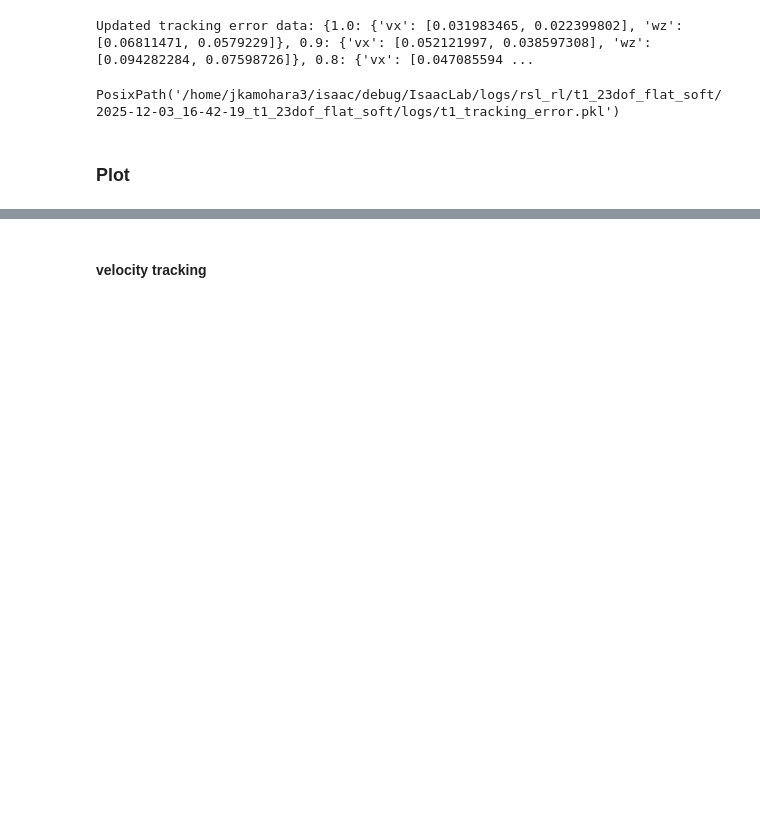
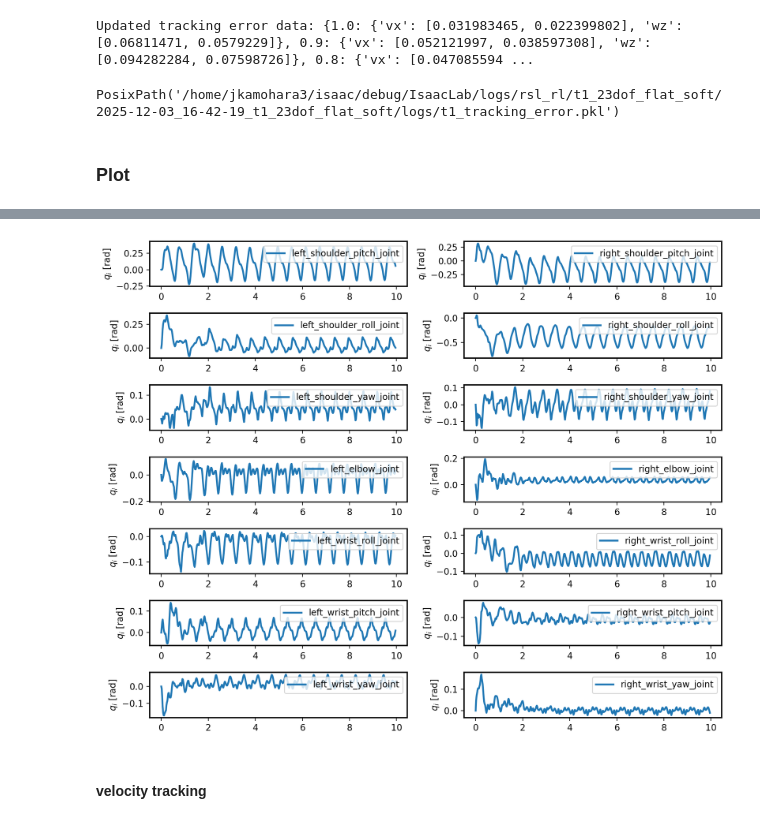
Before and after one commit to jnskkmhr/IsaacLab, a Jupyter notebook: scripts/reinforcement_learning/rsl_rl/plot.ipynb, the cells around one changed output, grey strips where cells are left out. Drawn from its saved outputs; the diff is of its cells as text; code cells hidden in the pictures; blank space fills up the shorter version.

```diff
--- a/scripts/reinforcement_learning/rsl_rl/plot.ipynb
+++ b/scripts/reinforcement_learning/rsl_rl/plot.ipynb
@@ -166,3 +198,48 @@ PosixPath('/home/jkamohara3/isaac/debug/IsaacLab/logs/rsl_rl/t1_23dof_flat_soft/
+# %%
+ENV_ID = np.random.randint(0, soft_contact_data["base_lin_vel"].shape[0])
+t = 1/50 * np.arange(0, 1000)
+t_range = slice(0, 499)
+colors = ["#1B438D", "#3C7FFD", "#BD1A1A"]
+
+
+fig, axs = plt.subplots(7, 2, figsize=(10, 8))
+joint_names = [
+    # left arm
+    "left_shoulder_pitch_joint",
+    "left_shoulder_roll_joint",
+    "left_shoulder_yaw_joint",
+    "left_elbow_joint",
+
+    "left_wrist_roll_joint",
+    "left_wrist_pitch_joint",
+    "left_wrist_yaw_joint",
+
+    # right arm
+    "right_shoulder_pitch_joint",
+    "right_shoulder_roll_joint",
+    "right_shoulder_yaw_joint",
+    "right_elbow_joint",
+
+    "right_wrist_roll_joint",
+    "right_wrist_pitch_joint",
+    "right_wrist_yaw_joint",
+]
+
+# vx
+for i in range(len(joint_names)):
+    if i < 7:
+        ax = axs[i, 0]
+    else:
+        ax = axs[i - 7, 1]
+    ax.plot(t[t_range], soft_contact_data["joint_pos"][ENV_ID, t_range, i+3], label=joint_names[i])
+    ax.legend(loc="upper right")
+    ax.set_ylabel(r'$q_i$ [rad]')
+
+
+fig.tight_layout()
+plt.show()
+# %% [output]
+[figure, added]
 # %% [markdown]
 #### velocity tracking
 # %%
```
Also changed, not shown: parts of 6 cells of this notebook, 11 other files.
